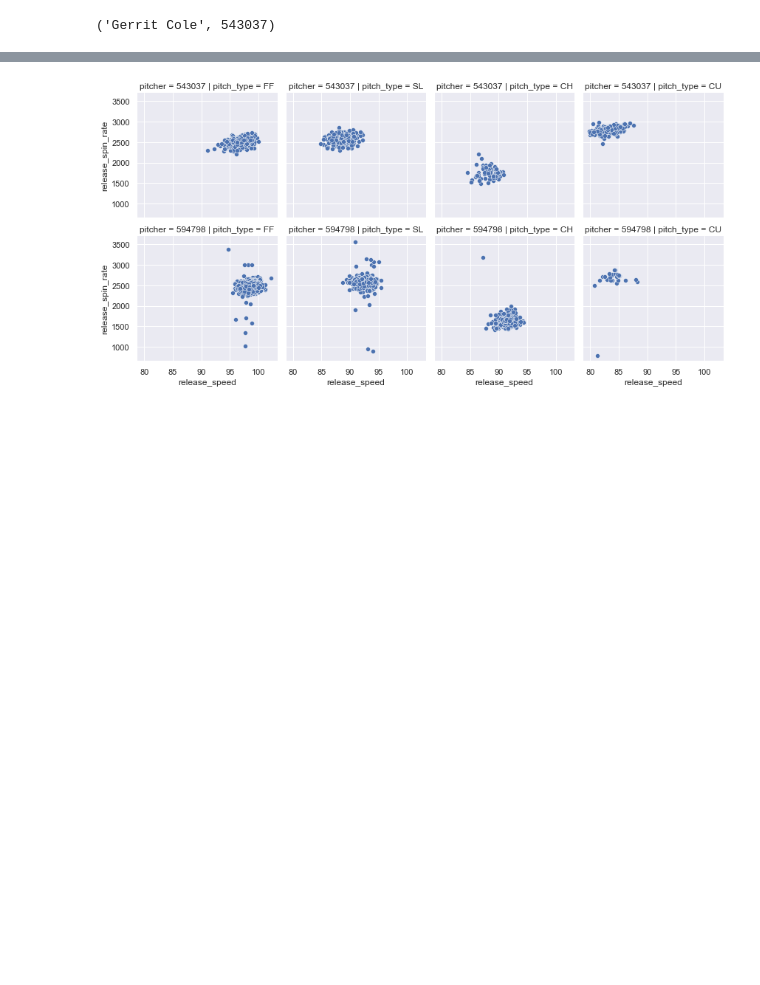
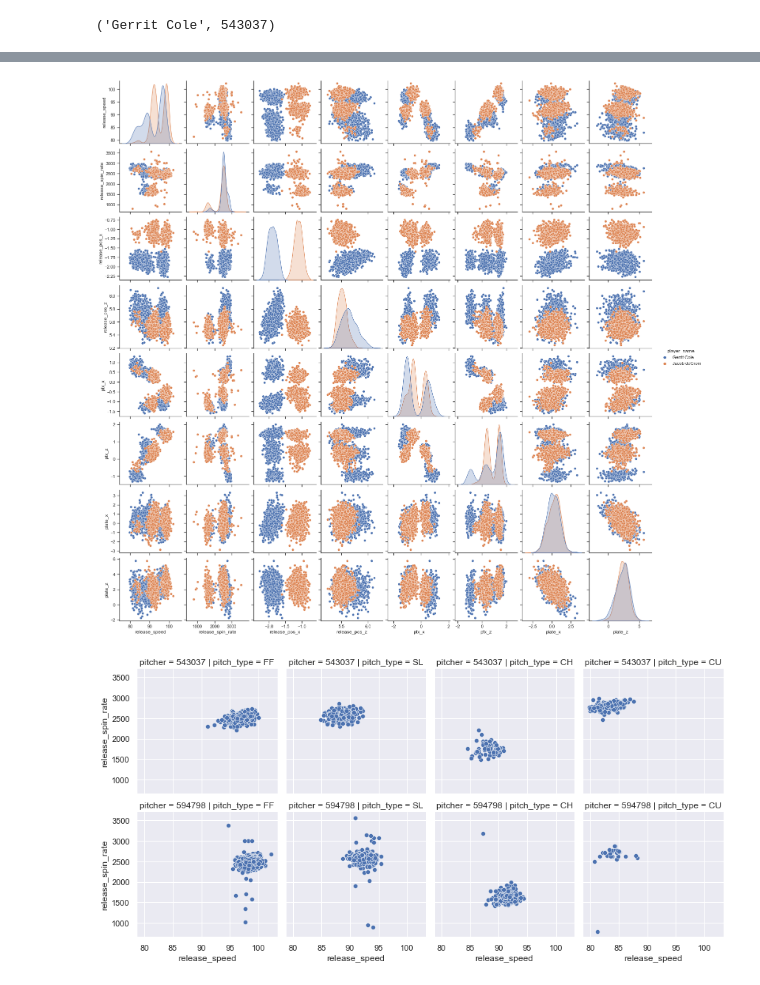
Before and after one commit to konstanzer/Ace_versus_Ace, a Jupyter notebook: src/viz.ipynb, the cells around one changed output, grey strips where cells are left out. Drawn from its saved outputs; the diff is of its cells as text; code cells hidden in the pictures; blank space fills up the shorter version.

```diff
--- a/src/viz.ipynb
+++ b/src/viz.ipynb
@@ -34,3 +60,12 @@ memory usage: 402.0+ KB
+# %%
+sns.set_theme(style='ticks')
+sns.color_palette('hls', 8)
+sns.pairplot(df[['player_name', 'release_speed',
+                 'release_spin_rate', 'pitch_type',
+                 'release_pos_x', 'release_pos_z',
+                 'pfx_x', 'pfx_z', 'plate_x', 'plate_z']], hue='player_name');
+# %% [output]
+[figure, added]
 # %%
 g=sns.FacetGrid(df, col='pitch_type',  row='pitcher')
 g.map(sns.scatterplot, 'release_speed', 'release_spin_rate');
```
Also changed, not shown: parts of 6 cells of this notebook, 4 other files.
